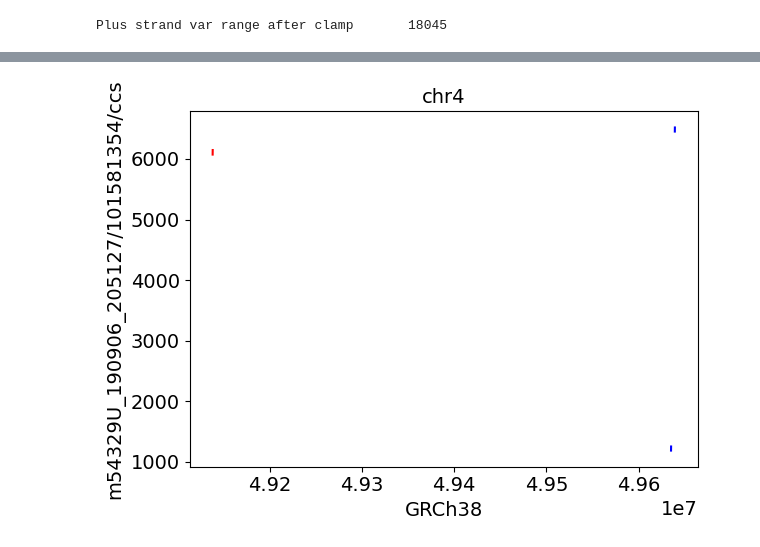
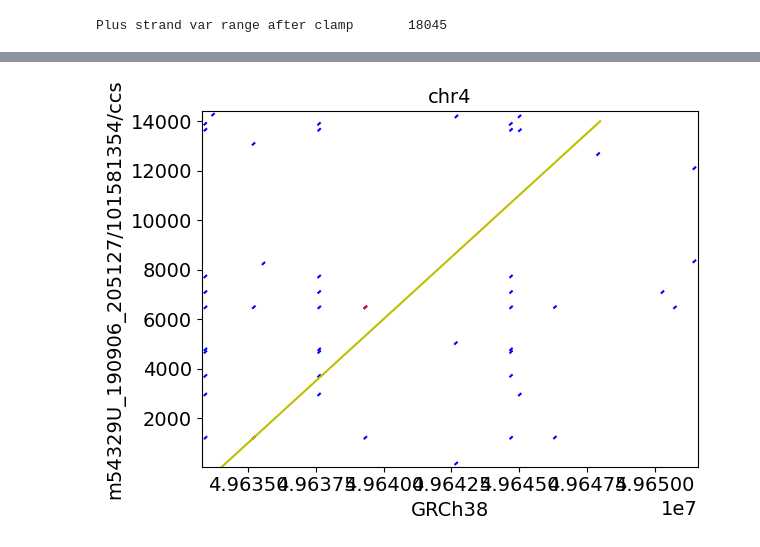
Before and after one commit to eaasna/DREAM-stellar-benchmark, a Jupyter notebook: work-python/structural_variants/SV analysis.ipynb, the cells around one changed output, grey strips where cells are left out. Drawn from its saved outputs; the diff is of its cells as text; code cells hidden in the pictures.

```diff
--- a/work-python/structural_variants/SV analysis.ipynb
+++ b/work-python/structural_variants/SV analysis.ipynb
@@ -89,11 +89,30 @@ def plot_matches_on_line(matches, best, x_line, y_line):
     plt.plot(x_line, y_line, 'y-')
     locs, labels = plt.xticks()
 
-    plt.xticks(locs, labels, rotation = 20)
+    #plt.xticks(locs, labels, rotation = 20)
+
+    plt.ylim(round(np.min(matches["qbegin"]) - 100), round(np.max(matches["qend"]) + 100))
+    plt.xlim(round(np.min(matches["dbegin"]) - 100), round(np.max(matches["dend"]) + 100))
 
     plt.xlabel("GRCh38")
     plt.ylabel(best["qname"].iloc[0])
     plt.title(best["dname"].iloc[0])
     plt.tight_layout()
     plt.show()
+
+def plot_inversion(matches):
+    for index, row in matches.iterrows():
+        if row["strand"] == "+":
+            plt.plot(np.array(row[["dbegin", "dend"]]), np.array(row[["qbegin", "qend"]]), 'b-')
+        else:
+            plt.plot(np.array(row[["dend", "dbegin"]]), np.array(row[["qbegin", "qend"]]), 'r-')
+
+    plt.ylim(round(np.min(matches["qbegin"]) * 0.9), round(np.max(matches["qend"]) * 1.1))
+    plt.xlim(round(np.min(matches["dbegin"]) * 0.9999), round(np.max(matches["dend"]) * 1.0001))
+
+    plt.xlabel("GRCh38")
+    plt.ylabel(matches["qname"].iloc[0])
+    plt.title(matches["dname"].iloc[0])
+    plt.tight_layout()
+    plt.show()
 # %%
@@ -299,18 +317,4 @@ plt.tight_layout()
-# %%
-for index, row in plus_best.iterrows():
-    plt.plot(np.array(row[["dbegin", "dend"]]), np.array(row[["qbegin", "qend"]]), 'b-')
-
-for index, row in minus_best.iterrows():
-    plt.plot(np.array(row[["dbegin", "dend"]]), np.array(row[["qbegin", "qend"]]), 'r-')
-
-locs, labels = plt.xticks()
-#plt.xticks(locs, (locs - 49000000), rotation = 20)
-
-plt.xlabel("GRCh38")
-plt.ylabel(df["qname"].iloc[0])
-plt.title(df["dname"].iloc[0])
-#plt.legend(handles=[high_entropy, low_entropy])
-plt.tight_layout()
-#plt.savefig(outfile, dpi = 200)
-# %% [output]
-[figure, removed]
+# %%
+plot_matches_on_line(plus, plus_best, x_line, y_line)
+# %% [output]
+[figure, added]
```
Also changed, not shown: parts of 24 cells of this notebook.
